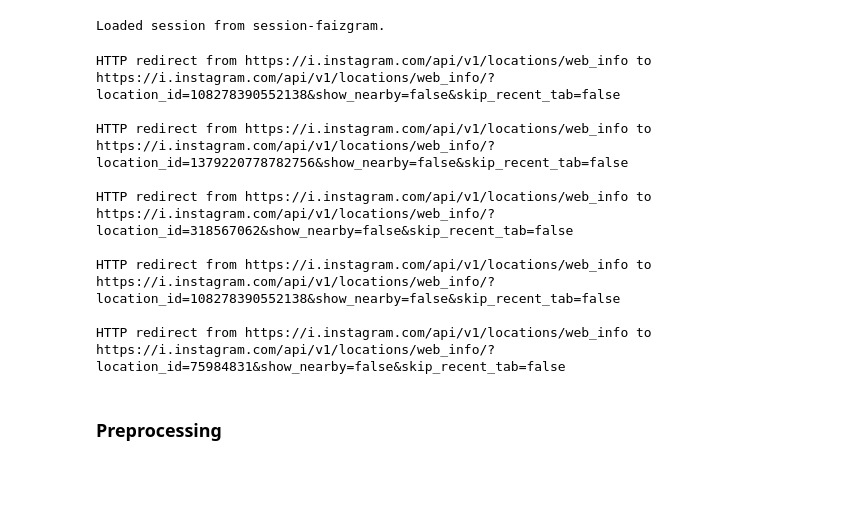
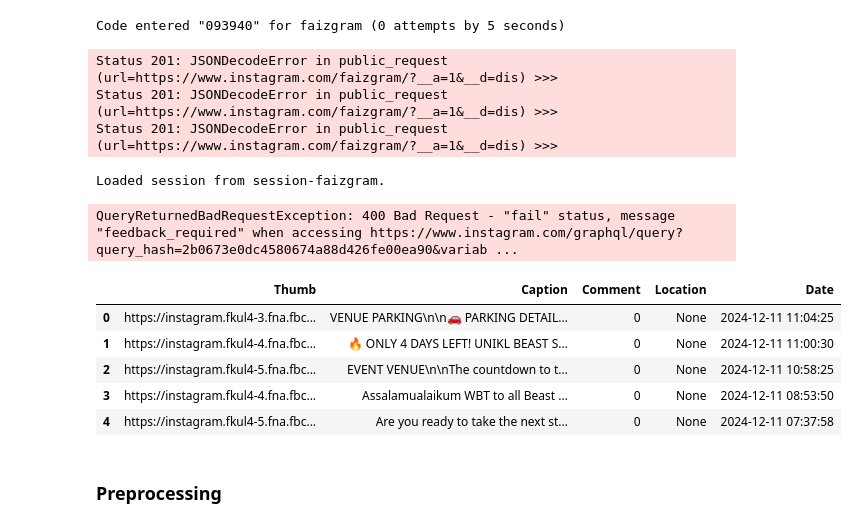
Before and after one commit to faizuddin/emosense, a Jupyter notebook: analysis.ipynb, the cells around one changed output. Cells and saved outputs as stored; diff of their text form; code cells hidden in the pictures; blank space fills up the shorter version.

```diff
--- a/analysis.ipynb
+++ b/analysis.ipynb
@@ -4,3 +4,14 @@ import pandas as pd
 import nltk
 import pytesseract
 import malaya
+# %%
+from instagrapi import Client
+
+cl = Client()
+
+user_info_dict = cl.user_info_by_username_v1("faizgram").model_dump()
+# %% [output]
+Code entered "093940" for faizgram (0 attempts by 5 seconds)
+Status 201: JSONDecodeError in public_request (url=https://www.instagram.com/faizgram/?__a=1&__d=dis) >>>
+Status 201: JSONDecodeError in public_request (url=https://www.instagram.com/faizgram/?__a=1&__d=dis) >>>
+Status 201: JSONDecodeError in public_request (url=https://www.instagram.com/faizgram/?__a=1&__d=dis) >>>
@@ -54,17 +67,18 @@ def by_hashtag(hashtag, limit, profile_name=None, location=None):
 
     return hashtag_posts
 # %%
-posts = by_hashtag("WeAreUniKL", 10, None, None)
+posts = by_hashtag("Felda", 5, None, None)
 # %% [output]
-HTTP redirect from https://i.instagram.com/api/v1/locations/web_info to https://i.instagram.com/api/v1/locations/web_info/?location_id=108278390552138&show_nearby=false&skip_recent_tab=false
-
-HTTP redirect from https://i.instagram.com/api/v1/locations/web_info to https://i.instagram.com/api/v1/locations/web_info/?location_id=1379220778782756&show_nearby=false&skip_recent_tab=false
-
-HTTP redirect from https://i.instagram.com/api/v1/locations/web_info to https://i.instagram.com/api/v1/locations/web_info/?location_id=318567062&show_nearby=false&skip_recent_tab=false
-
-HTTP redirect from https://i.instagram.com/api/v1/locations/web_info to https://i.instagram.com/api/v1/locations/web_info/?location_id=108278390552138&show_nearby=false&skip_recent_tab=false
-
-HTTP redirect from https://i.instagram.com/api/v1/locations/web_info to https://i.instagram.com/api/v1/locations/web_info/?location_id=75984831&show_nearby=false&skip_recent_tab=false
+QueryReturnedBadRequestException: 400 Bad Request - "fail" status, message "feedback_required" when accessing https://www.instagram.com/graphql/query?query_hash=2b0673e0dc4580674a88d426fe00ea90&variab ...
+# %%
+posts
+# %% [output]
+|  | Thumb | Caption | Comment | Location | Date |
+| 0 | https://instagram.fkul4-3.fna.fbc... | VENUE PARKING\n\n🚗 PARKING DETAIL... | 0 | None | 2024-12-11 11:04:25 |
+| 1 | https://instagram.fkul4-4.fna.fbc... | 🔥 ONLY 4 DAYS LEFT! UNIKL BEAST S... | 0 | None | 2024-12-11 11:00:30 |
+| 2 | https://instagram.fkul4-5.fna.fbc... | EVENT VENUE\n\nThe countdown to t... | 0 | None | 2024-12-11 10:58:25 |
+| 3 | https://instagram.fkul4-4.fna.fbc... | Assalamualaikum WBT to all Beast ... | 0 | None | 2024-12-11 08:53:50 |
+| 4 | https://instagram.fkul4-5.fna.fbc... | Are you ready to take the next st... | 0 | None | 2024-12-11 07:37:58 |
 # %% [markdown]
 ### Preprocessing
 # %%
```
Also changed, not shown: parts of 1 cell of this notebook, 1 other file.
